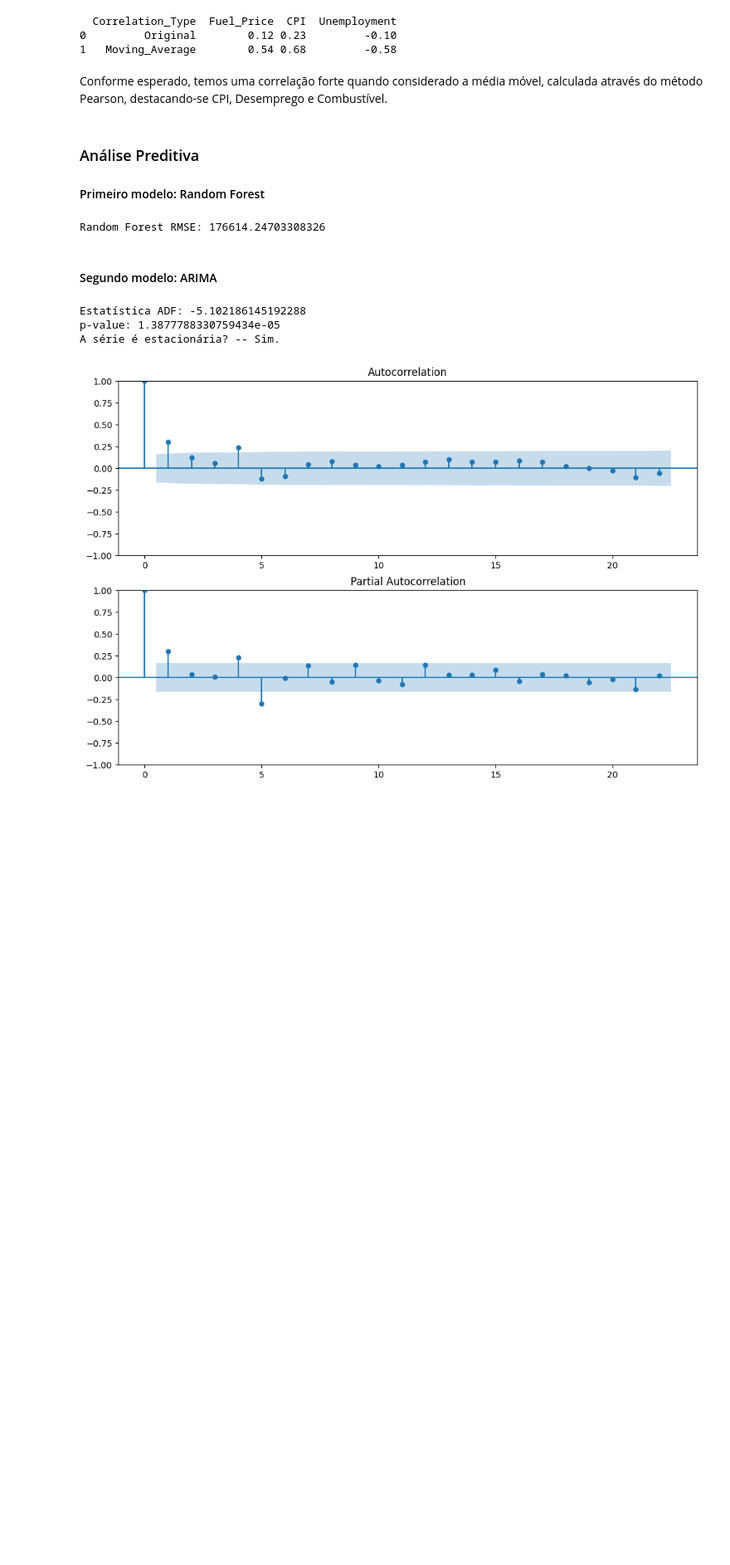
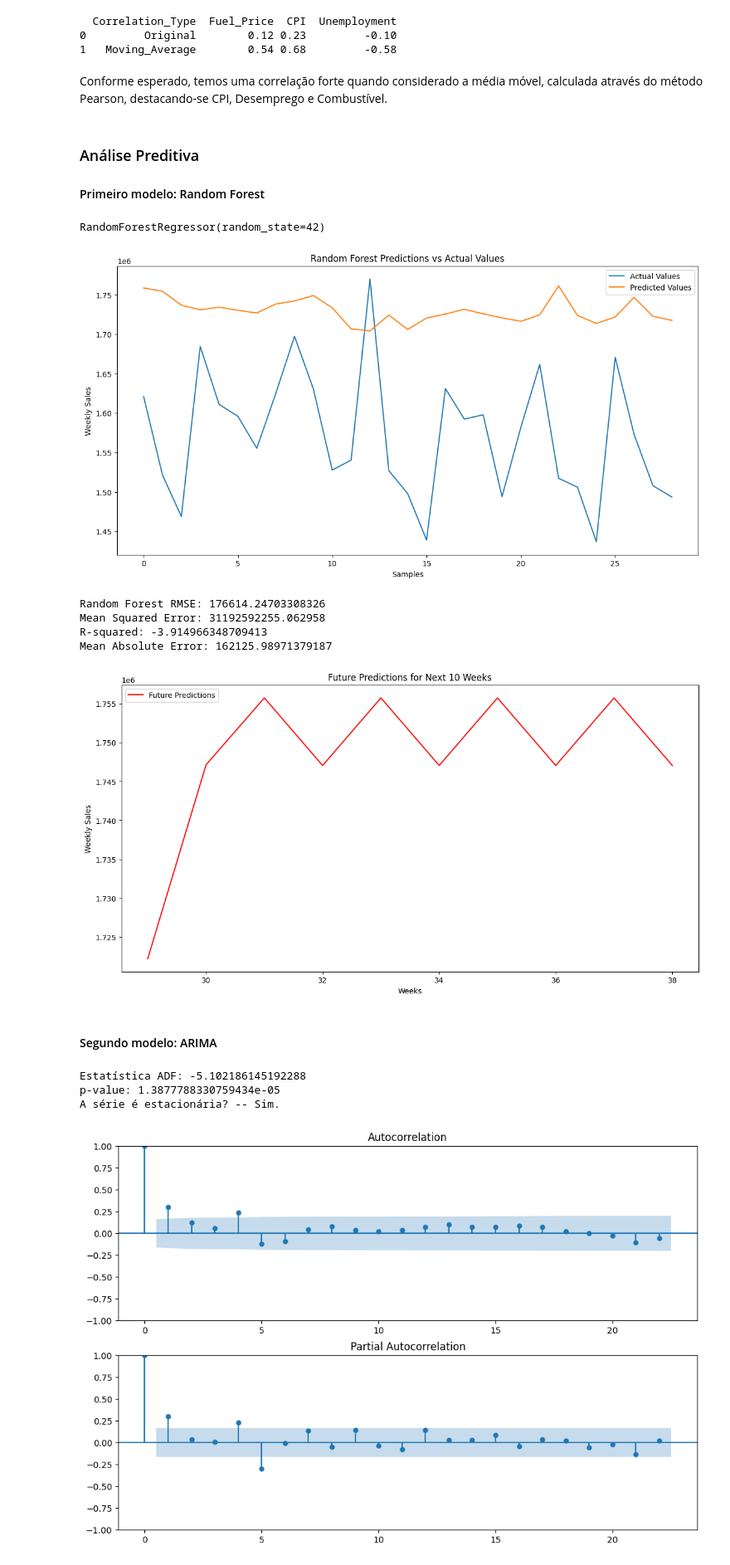
Before and after one commit to lekoller/final-fiap, a Jupyter notebook: step_by_step_analysis.ipynb, the cells around one changed output. Shown at 83% size. Saved outputs shown, nothing was run; the diff lists cells and outputs as text; code cells hidden in the pictures; blank space fills up the shorter version.

```diff
--- a/step_by_step_analysis.ipynb
+++ b/step_by_step_analysis.ipynb
@@ -178,6 +178,7 @@ Conforme esperado, temos uma correlação forte quando considerado a média móv
 from sklearn.model_selection import train_test_split
 from sklearn.ensemble import RandomForestRegressor
 from sklearn.metrics import mean_squared_error
+from sklearn import tree
 import numpy as np
 
 
@@ -193,20 +194,71 @@ random_forest_df = random_forest_df.dropna()
 
 random_forest_df.head(10)
 
-X = random_forest_df[['CPI', 'Unemployment', 'Fuel_Price', 'WeekOfYear', 'Year', 'Weekly_Sales_Lag1']]
+x = random_forest_df[['CPI', 'Unemployment', 'Fuel_Price', 'WeekOfYear', 'Year', 'Weekly_Sales_Lag1']]
 y = random_forest_df['Weekly_Sales']
-X_train, X_test, y_train, y_test = train_test_split(X, y, test_size=0.2, shuffle=False)
+x_train, x_test, y_train, y_test = train_test_split(x, y, test_size=0.2, shuffle=False)
 
 rf_model = RandomForestRegressor(n_estimators=100, random_state=42)
-rf_model.fit(X_train, y_train)
-
-y_pred_rf = rf_model.predict(X_test)
-
-rf_mse = mean_squared_error(y_test, y_pred_rf)
-rf_rmse = np.sqrt(rf_mse)
-print(f'Random Forest RMSE: {rf_rmse}')
+rf_model.fit(x_train, y_train)
 # %% [output]
-Random Forest RMSE: 176614.24703308326
+RandomForestRegressor(random_state=42)
+# %%
+y_pred_rf = rf_model.predict(x_test)
+
+import matplotlib.pyplot as plt
+from sklearn.metrics import r2_score, mean_absolute_error
+
+plt.figure(figsize=(14, 7))
+plt.plot(y_test.values, label='Actual Values')
+plt.plot(y_pred_rf, label='Predicted Values')
+plt.legend()
+plt.title('Random Forest Predictions vs Actual Values')
+plt.xlabel('Samples')
+plt.ylabel('Weekly Sales')
+plt.show()
+
+rf_mse = mean_squared_error(y_test, y_pred_rf)
+rf_rmse = np.sqrt(rf_mse)
+mse = mean_squared_error(y_test, y_pred_rf)
+r2 = r2_score(y_test, y_pred_rf)
+mae = mean_absolute_error(y_test, y_pred_rf)
+
+print(f'Random Forest RMSE: {rf_rmse}')
+print(f'Mean Squared Error: {mse}')
+print(f'R-squared: {r2}')
+print(f'Mean Absolute Error: {mae}')
+
+future_weeks = 10
+last_known_data = random_forest_df.iloc[-1].copy()
+future_predictions = []
+
+for i in range(future_weeks):
+    next_week_data = last_known_data.copy()
+    next_week_data['WeekOfYear'] = (next_week_data['WeekOfYear'] % 52) + 1
+    next_week_data['Year'] = next_week_data['Year'] + (next_week_data['WeekOfYear'] == 1)
+    next_week_data['Weekly_Sales_Lag1'] = last_known_data['Weekly_Sales']
+
+    x_future = next_week_data[['CPI', 'Unemployment', 'Fuel_Price', 'WeekOfYear', 'Year', 'Weekly_Sales_Lag1']]
+    x_future = x_future.to_frame().T  # Ensure X_future has valid feature names
+    future_sales = rf_model.predict(x_future)[0]
+
+    future_predictions.append(future_sales)
+    last_known_data.loc['Weekly_Sales'] = future_sales
+
+plt.figure(figsize=(14, 7))
+plt.plot(range(len(y_test), len(y_test) + future_weeks), future_predictions, label='Future Predictions', color='red')
+plt.legend()
+plt.title('Future Predictions for Next 10 Weeks')
+plt.xlabel('Weeks')
+plt.ylabel('Weekly Sales')
+plt.show()
+# %% [output]
+[figure, added]
+Random Forest RMSE: 176614.24703308326
+Mean Squared Error: 31192592255.062958
+R-squared: -3.914966348709413
+Mean Absolute Error: 162125.98971379187
+[figure, added]
 # %% [markdown]
 #### Segundo modelo: ARIMA
 # %%
```
Also changed, not shown: parts of 8 cells of this notebook.
